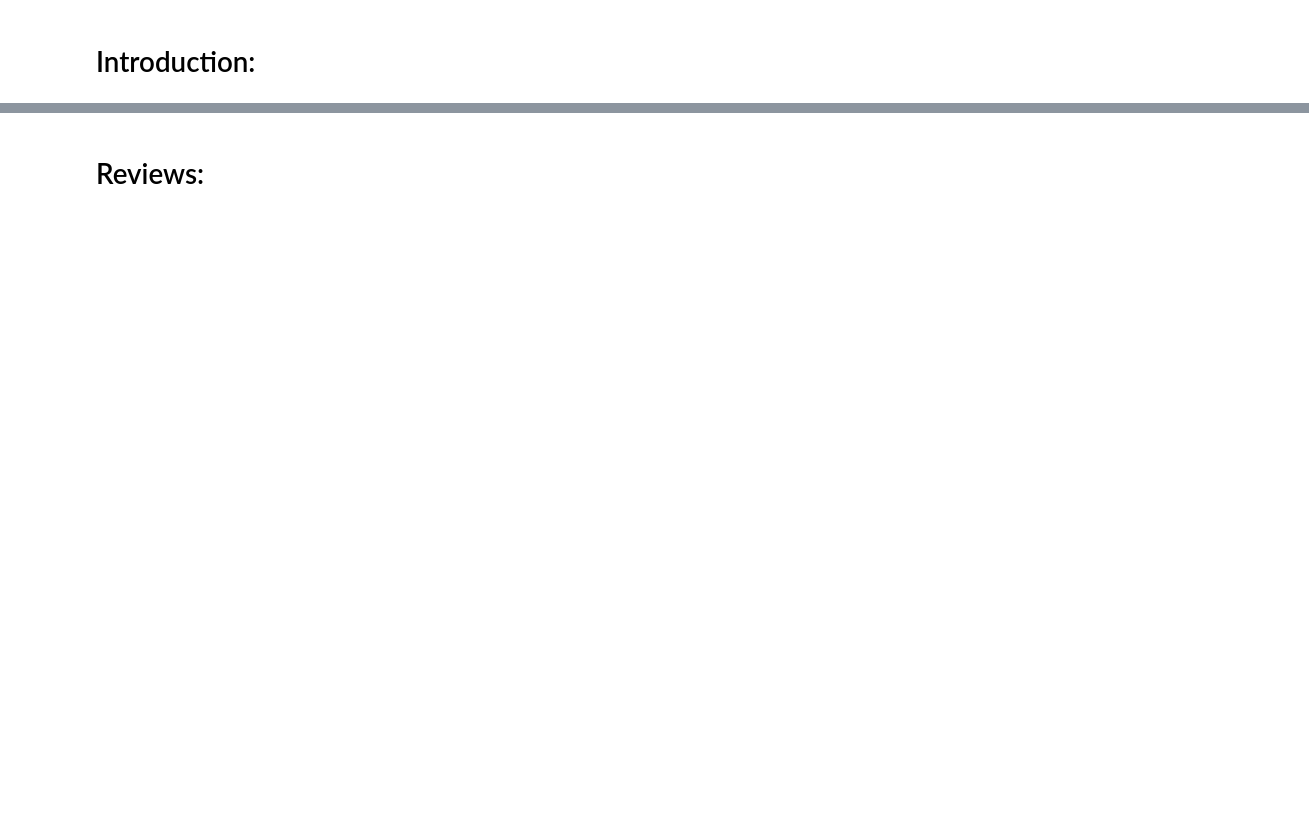
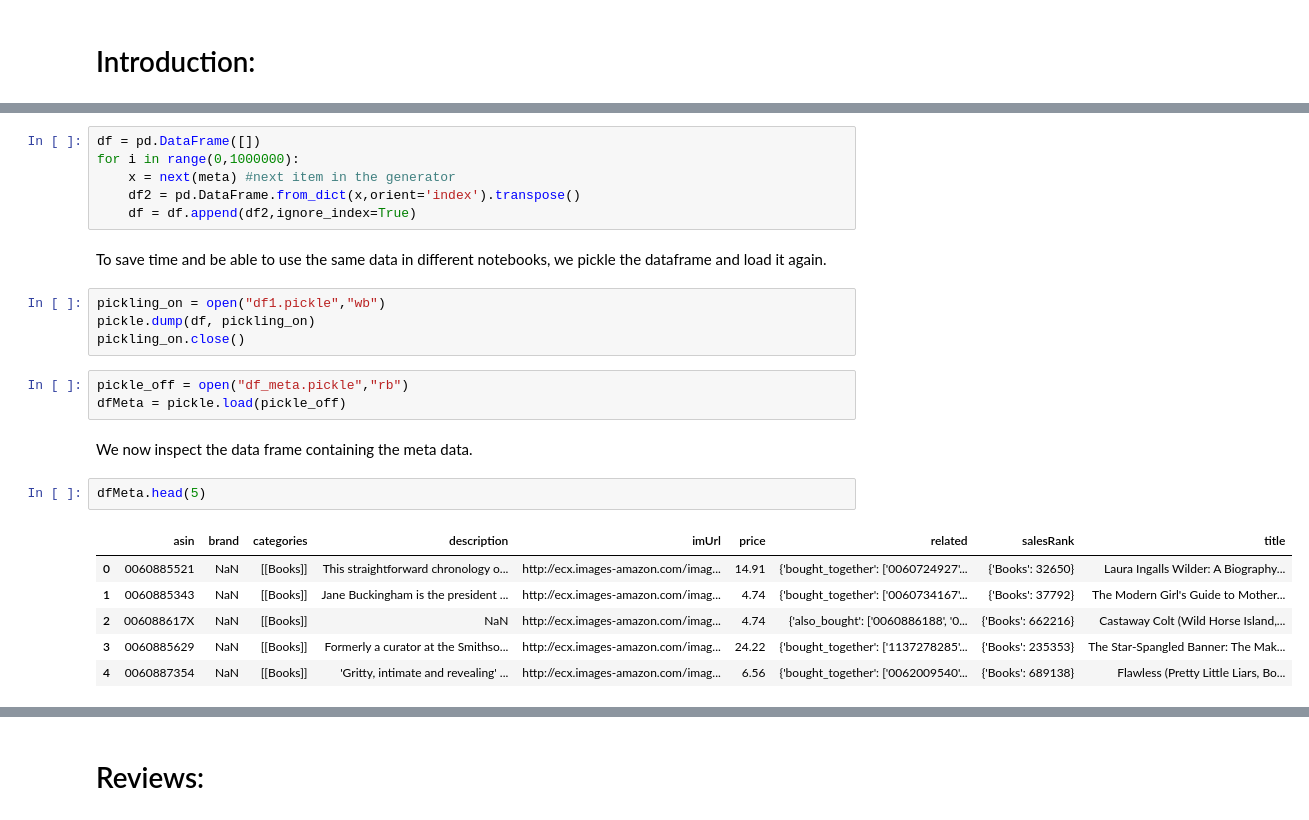
Before and after one commit to sourabhlal/ada2017, a Jupyter notebook: Project/exploration_AmazonInstantVideo-Copy1.ipynb, the cells around one changed output, grey strips where cells are left out. Cells and saved outputs as stored; diff of their text form; blank space fills up the shorter version.

```diff
--- a/Project/exploration_AmazonInstantVideo-Copy1.ipynb
+++ b/Project/exploration_AmazonInstantVideo-Copy1.ipynb
@@ -49,0 +38,26 @@ df = getDF('reviews_Amazon_Instant_Video_5.json.gz')
+# %%
+df = pd.DataFrame([])
+for i in range(0,1000000):
+    x = next(meta) #next item in the generator
+    df2 = pd.DataFrame.from_dict(x,orient='index').transpose()
+    df = df.append(df2,ignore_index=True)
+# %% [markdown]
+To save time and be able to use the same data in different notebooks, we pickle the dataframe and load it again.
+# %%
+pickling_on = open("df1.pickle","wb")
+pickle.dump(df, pickling_on)
+pickling_on.close()
+# %%
+pickle_off = open("df_meta.pickle","rb")
+dfMeta = pickle.load(pickle_off)
+# %% [markdown]
+We now inspect the data frame containing the meta data.
+# %%
+dfMeta.head(5)
+# %% [output]
+|  | asin | brand | categories | description | imUrl | price | related | salesRank | title |
+| 0 | 0060885521 | NaN | [[Books]] | This straightforward chronology o... | http://ecx.images-amazon.com/imag... | 14.91 | {'bought_together': ['0060724927'... | {'Books': 32650} | Laura Ingalls Wilder: A Biography... |
+| 1 | 0060885343 | NaN | [[Books]] | Jane Buckingham is the president ... | http://ecx.images-amazon.com/imag... | 4.74 | {'bought_together': ['0060734167'... | {'Books': 37792} | The Modern Girl's Guide to Mother... |
+| 2 | 006088617X | NaN | [[Books]] | NaN | http://ecx.images-amazon.com/imag... | 4.74 | {'also_bought': ['0060886188', '0... | {'Books': 662216} | Castaway Colt (Wild Horse Island,... |
+| 3 | 0060885629 | NaN | [[Books]] | Formerly a curator at the Smithso... | http://ecx.images-amazon.com/imag... | 24.22 | {'bought_together': ['1137278285'... | {'Books': 235353} | The Star-Spangled Banner: The Mak... |
+| 4 | 0060887354 | NaN | [[Books]] | 'Gritty, intimate and revealing' ... | http://ecx.images-amazon.com/imag... | 6.56 | {'bought_together': ['0062009540'... | {'Books': 689138} | Flawless (Pretty Little Liars, Bo... |
```
Also changed, not shown: parts of 58 cells of this notebook, 1 other file.
